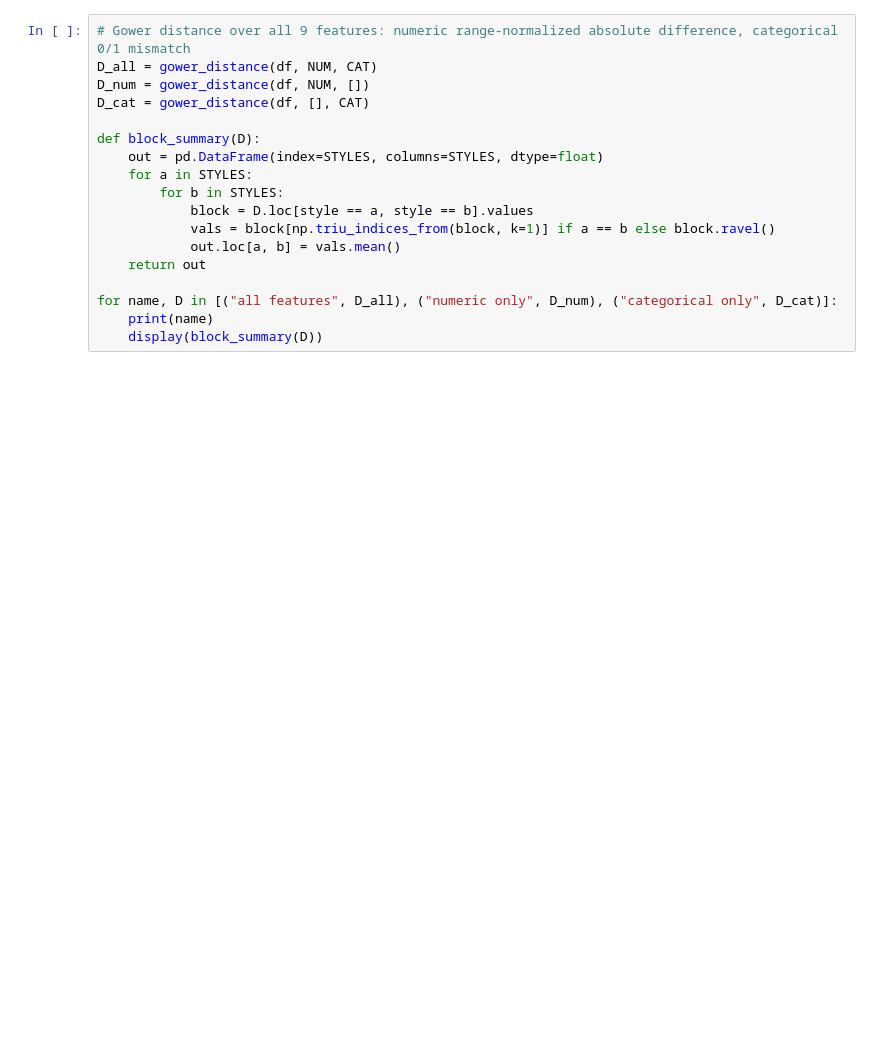
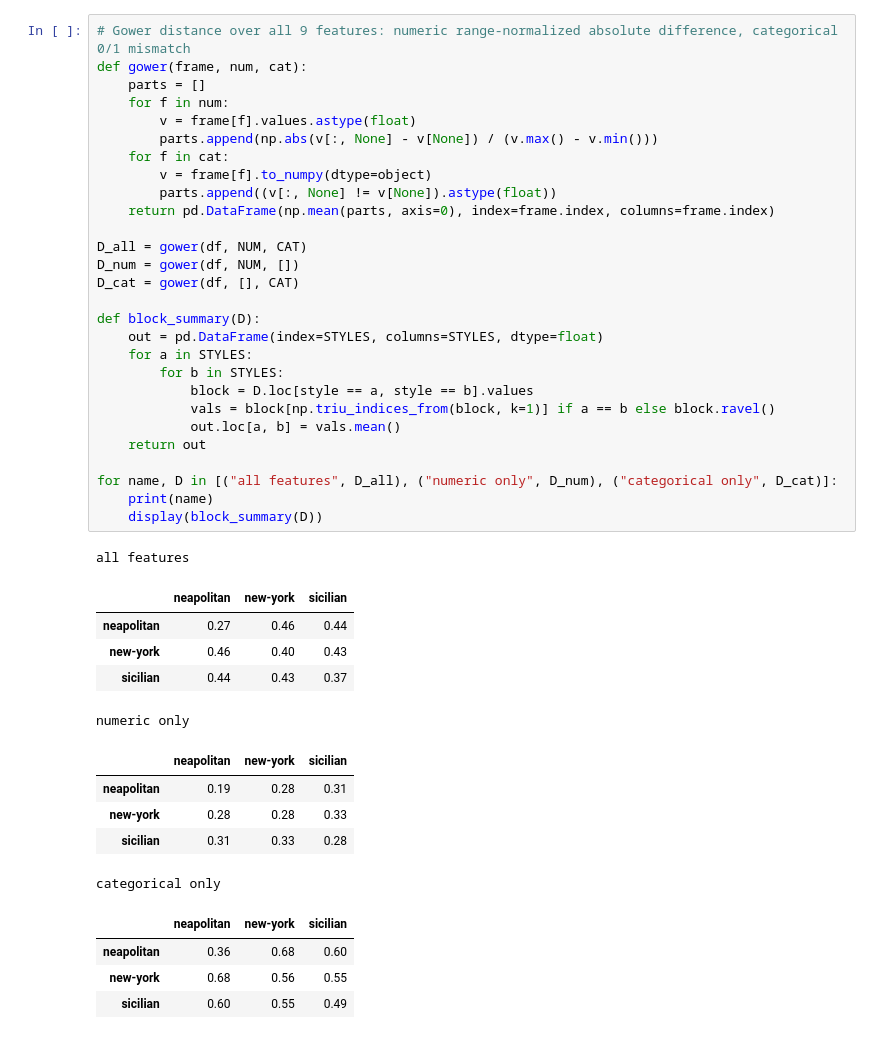
Before and after one commit to kevinhav/capstone, a Jupyter notebook: notebooks/explore/01_eda_features.ipynb, the cells around one changed output. Saved outputs shown, nothing was run; the diff lists cells and outputs as text; blank space fills up the shorter version.

```diff
--- a/notebooks/explore/01_eda_features.ipynb
+++ b/notebooks/explore/01_eda_features.ipynb
@@ -95,21 +173,47 @@ fig.tight_layout()
 # %%
 # Gower distance over all 9 features: numeric range-normalized absolute difference, categorical 0/1 mismatch
-D_all = gower_distance(df, NUM, CAT)
-D_num = gower_distance(df, NUM, [])
-D_cat = gower_distance(df, [], CAT)
+def gower(frame, num, cat):
+    parts = []
+    for f in num:
+        v = frame[f].values.astype(float)
+        parts.append(np.abs(v[:, None] - v[None]) / (v.max() - v.min()))
+    for f in cat:
+        v = frame[f].to_numpy(dtype=object)
+        parts.append((v[:, None] != v[None]).astype(float))
+    return pd.DataFrame(np.mean(parts, axis=0), index=frame.index, columns=frame.index)
+
+D_all = gower(df, NUM, CAT)
+D_num = gower(df, NUM, [])
+D_cat = gower(df, [], CAT)
 
 def block_summary(D):
     out = pd.DataFrame(index=STYLES, columns=STYLES, dtype=float)
     for a in STYLES:
         for b in STYLES:
             block = D.loc[style == a, style == b].values
             vals = block[np.triu_indices_from(block, k=1)] if a == b else block.ravel()
             out.loc[a, b] = vals.mean()
     return out
 
 for name, D in [("all features", D_all), ("numeric only", D_num), ("categorical only", D_cat)]:
     print(name)
     display(block_summary(D))
+# %% [output]
+all features
+|  | neapolitan | new-york | sicilian |
+| neapolitan | 0.27 | 0.46 | 0.44 |
+| new-york | 0.46 | 0.40 | 0.43 |
+| sicilian | 0.44 | 0.43 | 0.37 |
+numeric only
+|  | neapolitan | new-york | sicilian |
+| neapolitan | 0.19 | 0.28 | 0.31 |
+| new-york | 0.28 | 0.28 | 0.33 |
+| sicilian | 0.31 | 0.33 | 0.28 |
+categorical only
+|  | neapolitan | new-york | sicilian |
+| neapolitan | 0.36 | 0.68 | 0.60 |
+| new-york | 0.68 | 0.56 | 0.55 |
+| sicilian | 0.60 | 0.55 | 0.49 |
 # %%
 order = df.sort_values("style").index
 bounds = np.cumsum([(df["style"] == s).sum() for s in STYLES])[:-1] - 0.5
```
Also changed, not shown: parts of 27 cells of this notebook, 3 other files.
